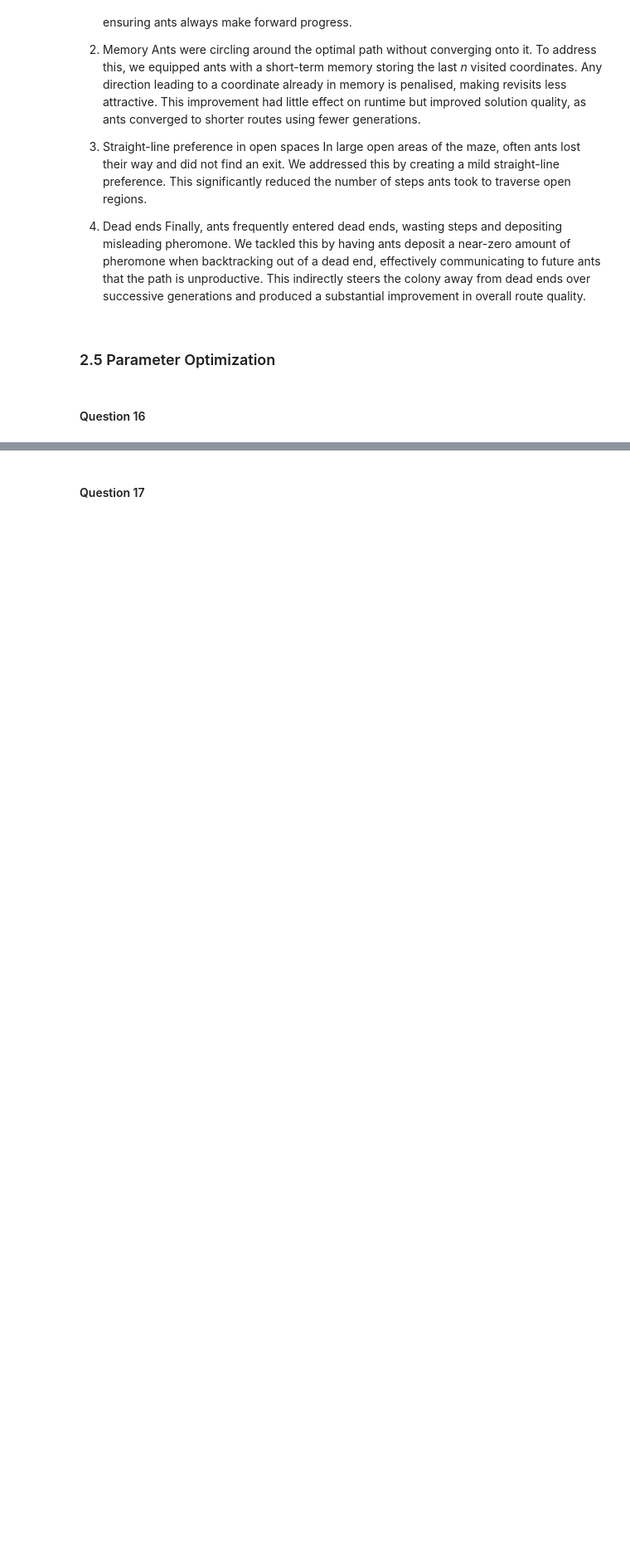
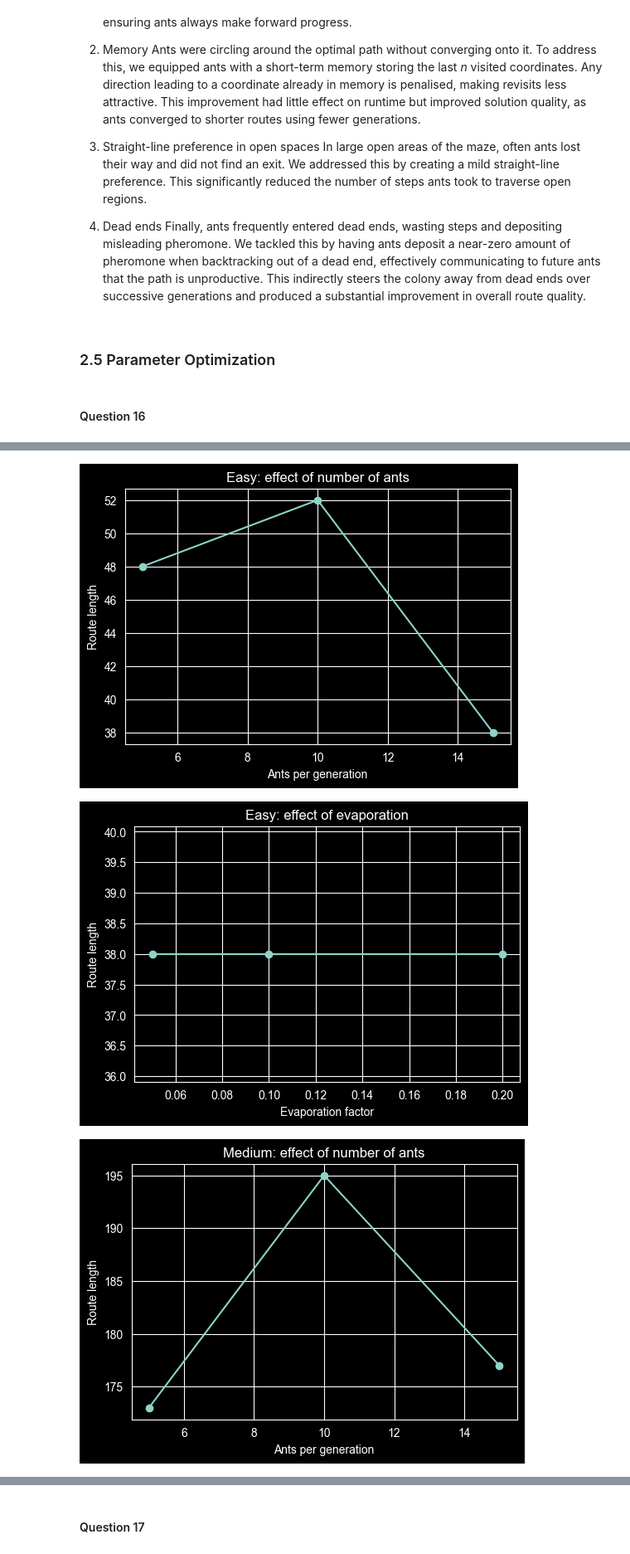
Before and after one commit to lbut1/Assignment_2_ACO_GA, a Jupyter notebook: src/Main.ipynb, the cells around one changed output, grey strips where cells are left out. Shown at 83% size. Saved outputs shown, nothing was run; the diff lists cells and outputs as text; code cells hidden in the pictures; blank space fills up the shorter version.

```diff
--- a/src/Main.ipynb
+++ b/src/Main.ipynb
@@ -963,0 +971,77 @@ _Put your code blocks above (if any) and write your answer here._
+# %%
+import time
+import matplotlib.pyplot as plt
+
+def run_aco_once(maze_file, coord_file, gen, no_gen, q, evap, alpha, beta, elites, alpha_convergence):
+    maze = Maze.create_maze(maze_file)
+    spec = PathSpecification.read_coordinates(coord_file)
+    aco = AntColonyOptimization(
+        maze, gen, no_gen, q, evap,
+        alpha=alpha, beta=beta,
+        elites=elites,
+        alpha_convergence=alpha_convergence
+    )
+
+    start_time = time.time()
+    route = aco.find_shortest_route(spec)
+    runtime = time.time() - start_time
+    return route.size(), runtime
+
+baseline = {
+    "gen": 10,
+    "no_gen": 40,
+    "q": 1300,
+    "evap": 0.1,
+    "alpha": 1.0,
+    "beta": 3.0,
+    "elites": 3,
+    "alpha_convergence": 0.1
+}
+
+# Only Easy and Medium for tuning
+maze_files = {
+    "Easy": ("./../data/easy_maze.txt", "./../data/easy_coordinates.txt"),
+    "Medium": ("./../data/medium_maze.txt", "./../data/medium_coordinates.txt"),
+}
+
+# Only vary one parameter a little
+gen_values = [5, 10, 15]
+evap_values = [0.05, 0.1, 0.2]
+
+results_gen = {name: [] for name in maze_files}
+results_evap = {name: [] for name in maze_files}
+
+for maze_name, (maze_file, coord_file) in maze_files.items():
+    for g in gen_values:
+        size, _ = run_aco_once(
+            maze_file, coord_file,
+            g, baseline["no_gen"], baseline["q"], baseline["evap"],
+            baseline["alpha"], baseline["beta"], baseline["elites"], baseline["alpha_convergence"]
+        )
+        results_gen[maze_name].append(size)
+
+    for ev in evap_values:
+        size, _ = run_aco_once(
+            maze_file, coord_file,
+            baseline["gen"], baseline["no_gen"], baseline["q"], ev,
+            baseline["alpha"], baseline["beta"], baseline["elites"], baseline["alpha_convergence"]
+        )
+        results_evap[maze_name].append(size)
+
+for maze_name in maze_files:
+    plt.figure(figsize=(6, 4))
+    plt.plot(gen_values, results_gen[maze_name], marker='o')
+    plt.xlabel("Ants per generation")
+    plt.ylabel("Route length")
+    plt.title(f"{maze_name}: effect of number of ants")
+    plt.grid(True)
+    plt.show()
+
+    plt.figure(figsize=(6, 4))
+    plt.plot(evap_values, results_evap[maze_name], marker='o')
+    plt.xlabel("Evaporation factor")
+    plt.ylabel("Route length")
+    plt.title(f"{maze_name}: effect of evaporation")
+    plt.grid(True)
+    plt.show()
+# %% [output]
@@ -963,0 +1060,3 @@ _Put your code blocks above (if any) and write your answer here._
+[figure, added]
+[figure, added]
+[figure, added]
```
Also changed, not shown: parts of 23 cells of this notebook, 5 other files.
